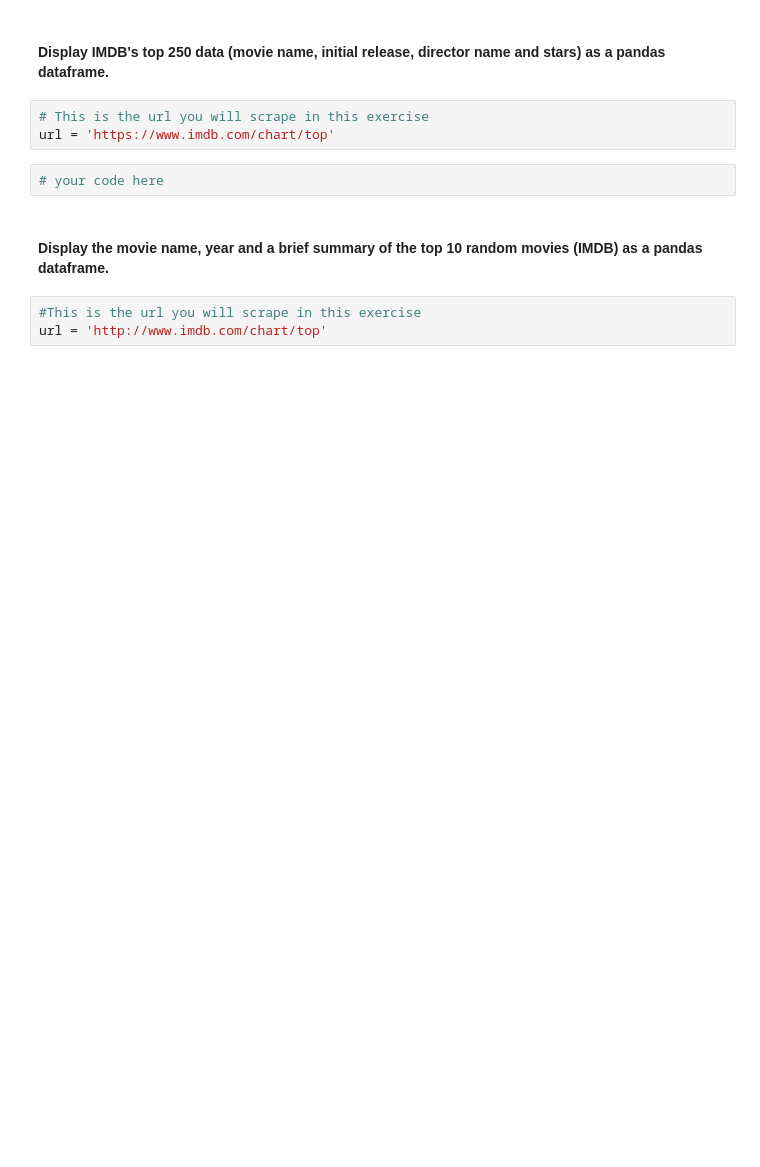
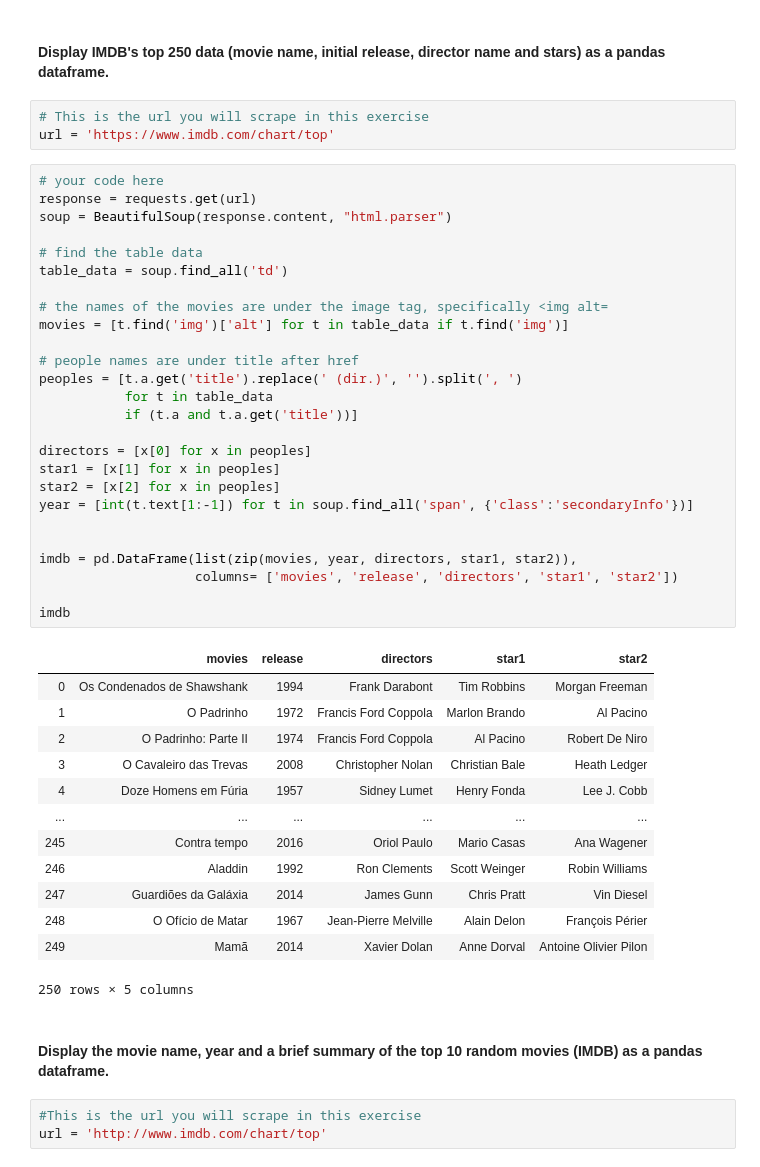
Before and after one commit to ta-data-lis/lab-web-scraping, a Jupyter notebook: your-code/main.ipynb, the cells around one changed output. Saved outputs shown, nothing was run; the diff lists cells and outputs as text; blank space fills up the shorter version.

```diff
--- a/your-code/main.ipynb
+++ b/your-code/main.ipynb
@@ -435,8 +475,46 @@ url = 'https://twitter.com/'
 # %%
 # This is the url you will scrape in this exercise
 url = 'https://www.imdb.com/chart/top'
-# %%
-# your code here
+# %%
+# your code here
+response = requests.get(url)
+soup = BeautifulSoup(response.content, "html.parser")
+
+# find the table data
+table_data = soup.find_all('td')
+
+# the names of the movies are under the image tag, specifically <img alt=
+movies = [t.find('img')['alt'] for t in table_data if t.find('img')]
+
+# people names are under title after href
+peoples = [t.a.get('title').replace(' (dir.)', '').split(', ')
+           for t in table_data
+           if (t.a and t.a.get('title'))]
+
+directors = [x[0] for x in peoples]
+star1 = [x[1] for x in peoples]
+star2 = [x[2] for x in peoples]
+year = [int(t.text[1:-1]) for t in soup.find_all('span', {'class':'secondaryInfo'})]
+
+
+imdb = pd.DataFrame(list(zip(movies, year, directors, star1, star2)),
+                    columns= ['movies', 'release', 'directors', 'star1', 'star2'])
+
+imdb
+# %% [output]
+|  | movies | release | directors | star1 | star2 |
+| 0 | Os Condenados de Shawshank | 1994 | Frank Darabont | Tim Robbins | Morgan Freeman |
+| 1 | O Padrinho | 1972 | Francis Ford Coppola | Marlon Brando | Al Pacino |
+| 2 | O Padrinho: Parte II | 1974 | Francis Ford Coppola | Al Pacino | Robert De Niro |
+| 3 | O Cavaleiro das Trevas | 2008 | Christopher Nolan | Christian Bale | Heath Ledger |
+| 4 | Doze Homens em Fúria | 1957 | Sidney Lumet | Henry Fonda | Lee J. Cobb |
+| ... | ... | ... | ... | ... | ... |
+| 245 | Contra tempo | 2016 | Oriol Paulo | Mario Casas | Ana Wagener |
+| 246 | Aladdin | 1992 | Ron Clements | Scott Weinger | Robin Williams |
+| 247 | Guardiões da Galáxia | 2014 | James Gunn | Chris Pratt | Vin Diesel |
+| 248 | O Ofício de Matar | 1967 | Jean-Pierre Melville | Alain Delon | François Périer |
+| 249 | Mamã | 2014 | Xavier Dolan | Anne Dorval | Antoine Olivier Pilon |
+250 rows × 5 columns
 # %% [markdown]
 #### Display the movie name, year and a brief summary of the top 10 random movies (IMDB) as a pandas dataframe.
 # %%
```
Also changed, not shown: parts of 9 cells of this notebook.
